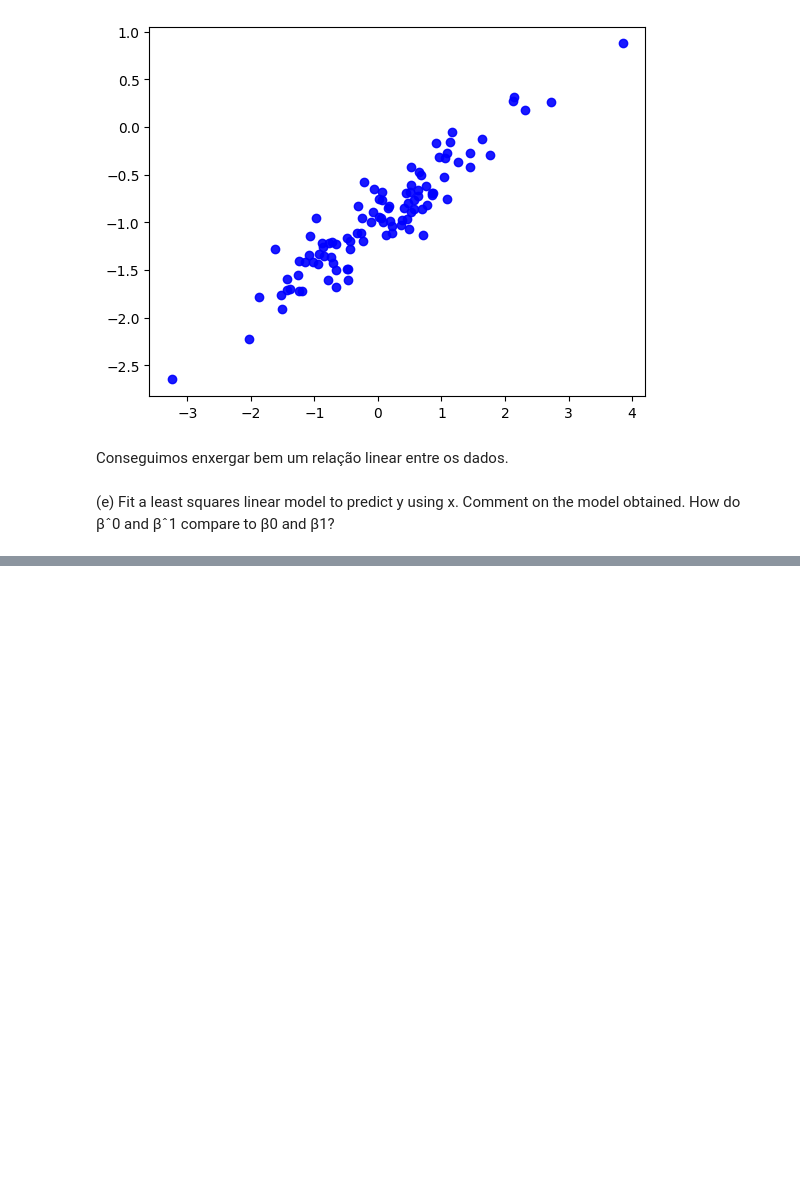
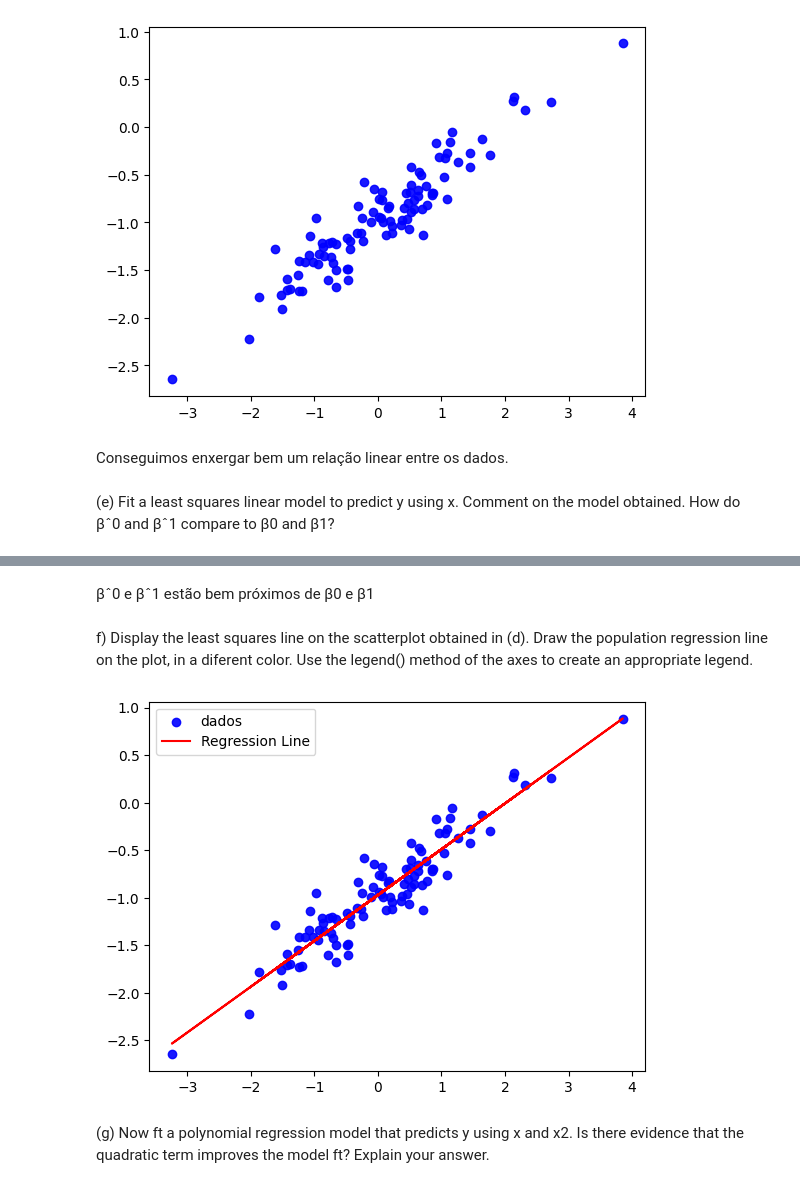
Before and after one commit to eduardamota/data-science-isl, a Jupyter notebook: 3-linear-regression/exercises-regressao-linear.ipynb, the cells around one changed output, grey strips where cells are left out. Drawn from its saved outputs; the diff is of its cells as text; code cells hidden in the pictures; blank space fills up the shorter version.

```diff
--- a/3-linear-regression/exercises-regressao-linear.ipynb
+++ b/3-linear-regression/exercises-regressao-linear.ipynb
@@ -881,0 +896,15 @@ SyntaxError: incomplete input (371808397.py, line 3)
+# %% [markdown]
+βˆ0 e βˆ1 estão bem próximos de β0 e β1
+# %% [markdown]
+f) Display the least squares line on the scatterplot obtained in (d). Draw the population regression line on the plot, in a diferent color. Use the legend() method of the axes to create an appropriate legend.
+# %%
+intercept, slope = model.params
+plt.scatter(x,y,color='blue', alpha=0.9, label = 'dados')
+plt.plot(x, slope*np.array(x) + intercept,color='red', label = 'Regression Line')
+plt.legend()
+plt.show()
+# %% [output]
+[figure, added]
+# %% [markdown]
+(g) Now ft a polynomial regression model that predicts y using x and x2. Is there evidence that the quadratic term improves the
+model ft? Explain your answer.
```
Also changed, not shown: parts of 56 cells of this notebook.
